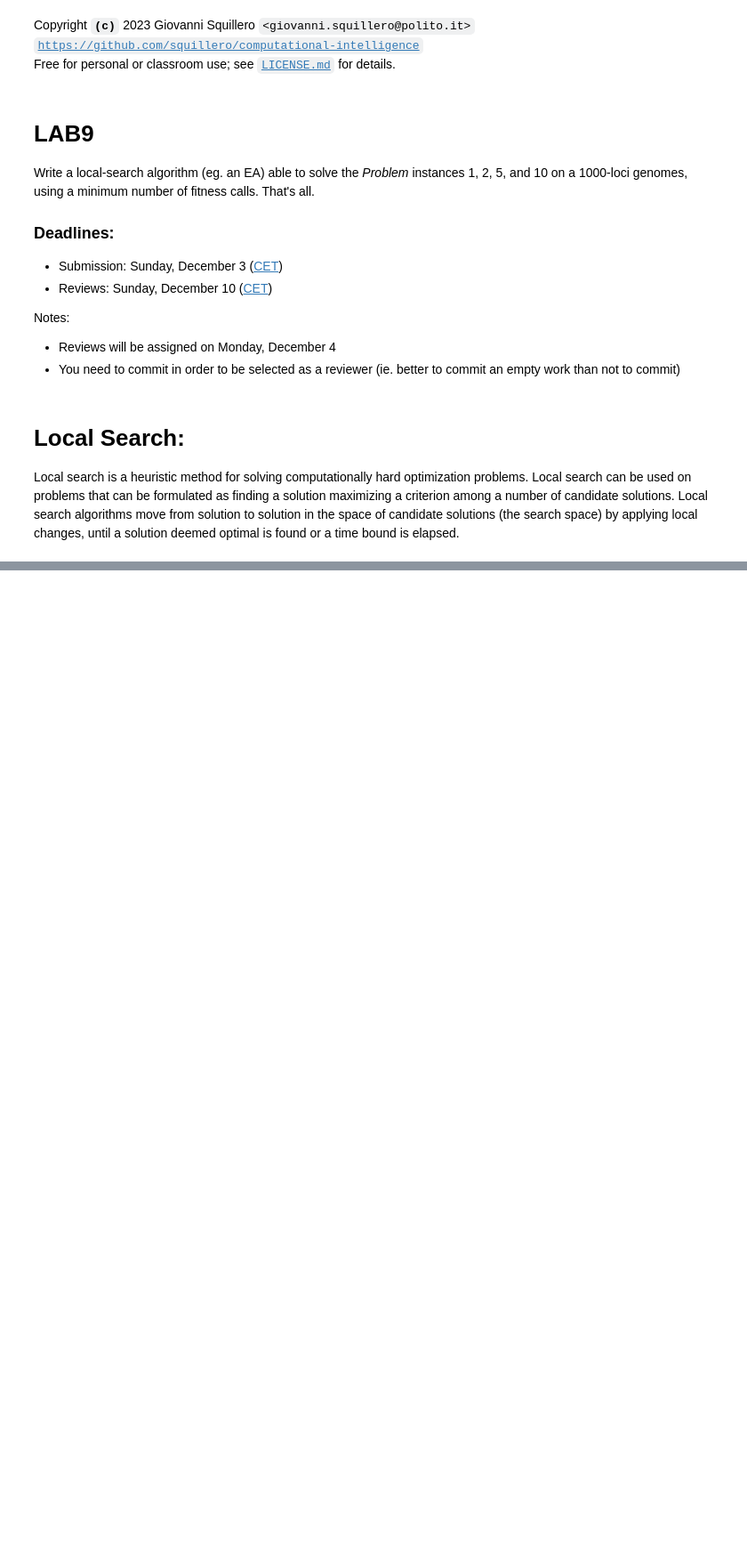
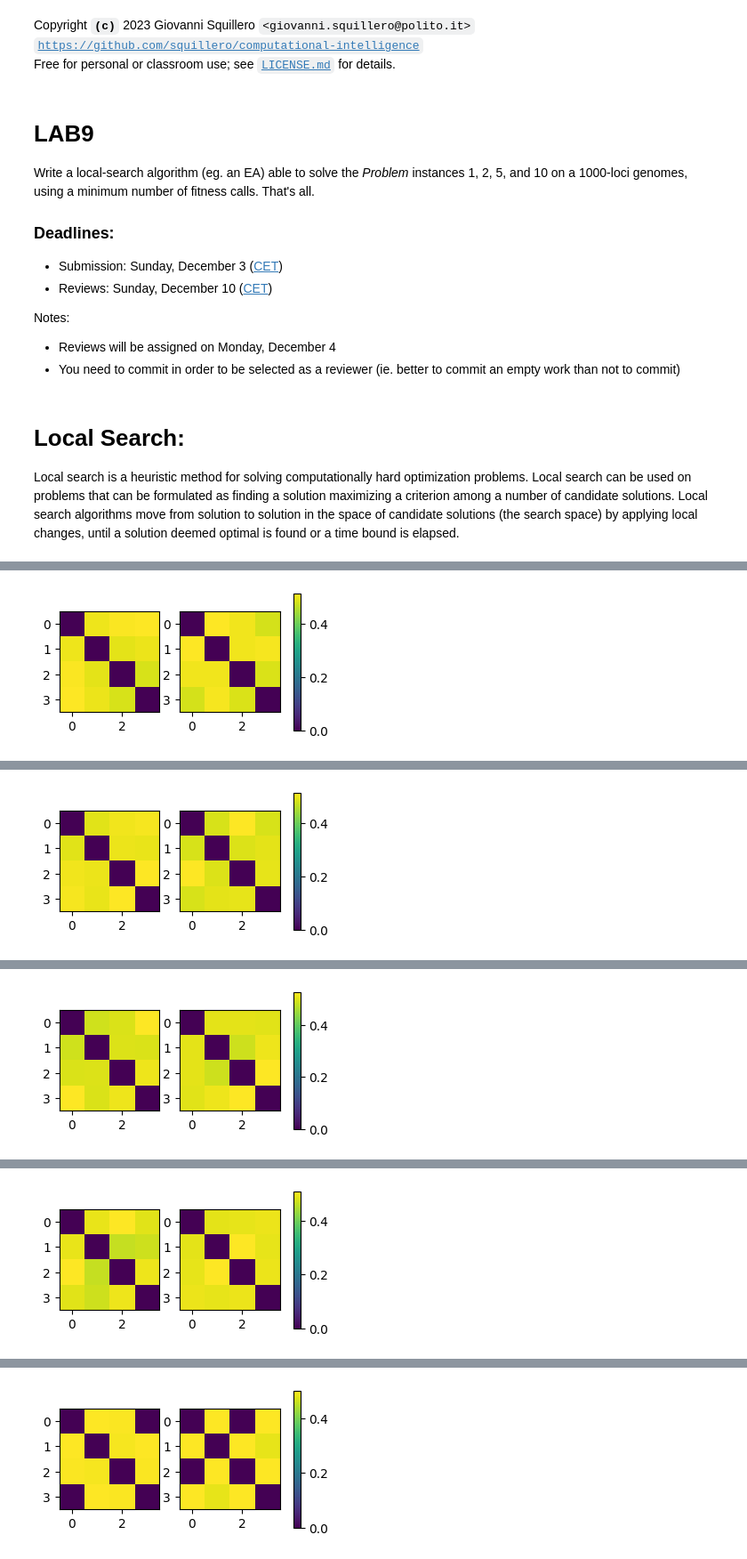
Before and after one commit to lorenzofezza00/CI_LABS, a Jupyter notebook: lab09/lab9.ipynb, the cells around one changed output, grey strips where cells are left out. Shown: that part at 89% size. Saved outputs shown, nothing was run; the diff lists cells and outputs as text; code cells hidden in the pictures; blank space fills up the shorter version.

Commit message:
trying implementation of islands and some fixes in old code

```diff
--- a/lab09/lab9.ipynb
+++ b/lab09/lab9.ipynb
@@ -271,10 +286,12 @@ fitness = None
 for prob in problems:
     print(f"Problem {prob}:")
     fitness = lab9_lib.make_problem(prob)
-    b, found, i = genetic_algorithm(fitness, std_crossover)
-    my_list.append((prob, b[1], fitness.calls))
+    b, found, i = genetic_algorithm(fitness, select_with_replacement, std_crossover)
+    my_list.append((prob, b[1], fitness.calls, found, i))
+    print("-------------------------------------")
+
 for m in my_list:
-    print(f"Problem\t{m[0]}:\t{m[1]:.2%},\tCalls:\t{m[2]},\tBest found at \t{found} fitness calls,\tat iteration {i}")
+    print(f"Problem\t{m[0]}:\t{m[1]:.2%},\tCalls:\t{m[2]},\tBest found at \t{m[3]} fitness calls,\tat iteration {m[4]}")
 print("-------------------------------------")
 # %% [output]
 Problem 1:
@@ -401 +409,68 @@ print(fitness.calls)
 10
+# %%
+µ = 4
+def plot_diff(diff_matrix, diff_matrix_2):
+  fig, axes = plt.subplots(1, 2, figsize=(4, 2))
+  im = axes[0].imshow(diff_matrix, cmap='viridis')
+  im = axes[1].imshow(diff_matrix_2, cmap='viridis')
+  fig.colorbar(im, ax=axes, orientation='vertical')
+  plt.show()
+
+def diversity_selection_2(population, diff_matrix):
+    # find the individuals with
+    # the highest fitness and the highest diversity
+    div_matr = np.zeros((µ, µ))
+    for i1, p1 in enumerate(population):
+        for i2, p2 in enumerate(population):
+            if i1 != i2:
+                #the matrix is not symmetric since is added only for p2[1]
+                div_matr[i1][i2] = (compute_diversity(p1[0], p2[0]) + p2[1]) / 2
+                diff_matrix[i1][i2] = compute_diversity(p1[0], p2[0])
+
+    # find index of the individuals with highest fitness and highest diversity
+    i1, i2 = np.unravel_index(np.argmax(div_matr), div_matr.shape)
+    return population[i1], population[i2]
+
+def evolve(population, fitness, diff_matrix, pop_numb):
+  Best = None
+  q = list()
+  for _ in range(µ//2):
+      # 2.1 Select parents
+      parent_a, parent_b = diversity_selection_2(population, diff_matrix)
+      # 2.2 Crossover
+      child_a, child_b = crossover_cyclic_shift(copy(parent_a), copy(parent_b))
+      # 2.3 Mutate
+      mutated_a = mutate(child_a)
+      mutated_b = mutate(child_b)
+      q.append(mutated_a)
+      q.append(mutated_b)
+  population = evaluate_population(q, fitness)
+  print(f"Population number {pop_numb}")
+  for p in population:
+    if Best is None or p[1] > Best[1]:
+      print(f"Best: {p[0][0:5]}...\tfitness:{p[1]}\tcalls:{fitness._calls}")
+      Best = p
+  return Best
+
+def island_method(fitness, n_islands=2):
+  populations = []
+  Best = None
+  diff_matrices = []
+  for _ in range(n_islands):
+    diff_matrices.append(np.zeros((µ, µ)))
+    populations.append(init_population())
+
+  for _ in range(10):
+    for i in range(n_islands):
+       for j in range(n_islands):
+          if i != j:
+             i1, i2 = evolve(populations[i], fitness, diff_matrices[i], i), evolve(populations[j], fitness, diff_matrices[j], j)
+             plot_diff(diff_matrices[i], diff_matrices[j])
+             populations[i][0], populations[j][0] = i2, i1
+             Best = max(i1[1], i2[1])
+  return Best
+
+fitness = lab9_lib.make_problem(1)
+b = island_method(fitness)
+print(f"Problem 1:{fitness.calls}")
+# %% [output]
@@ -401,0 +483 @@ print(fitness.calls)
+[figure, added]
@@ -401,0 +490 @@ print(fitness.calls)
+[figure, added]
@@ -401,0 +496 @@ print(fitness.calls)
+[figure, added]
@@ -401,0 +503 @@ print(fitness.calls)
+[figure, added]
@@ -401,0 +509 @@ print(fitness.calls)
+[figure, added]
```
Also changed, not shown: parts of 11 cells of this notebook.
